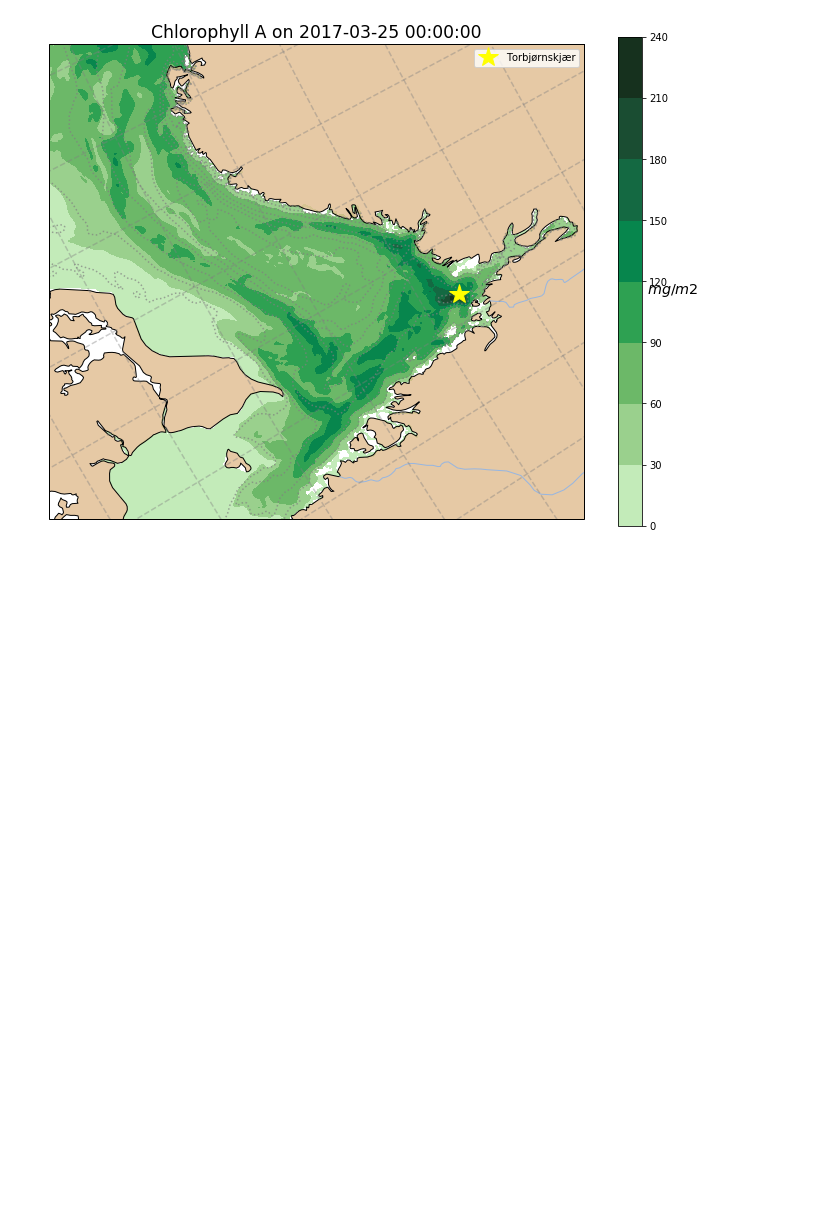
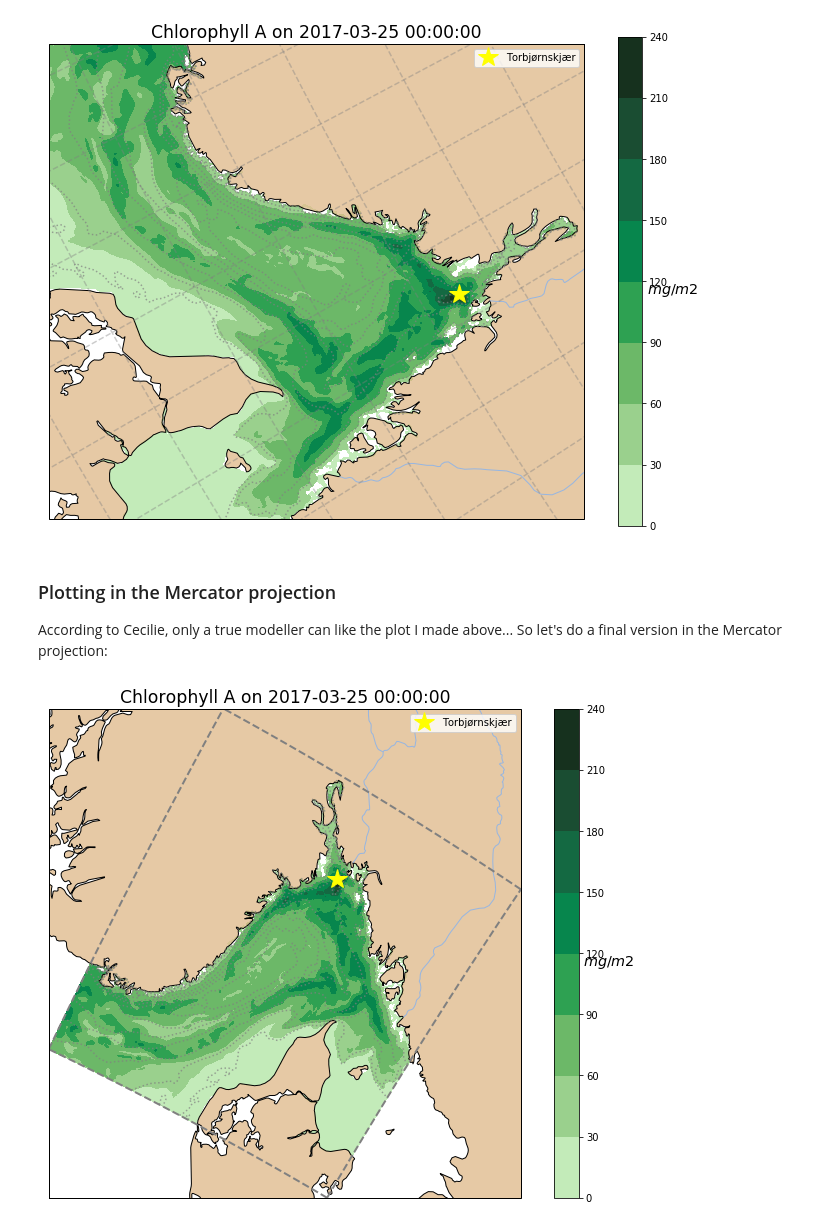
Before and after one commit to annks/Examples, a Jupyter notebook: MartiniControlRun.ipynb, the cells around one changed output. Cells and saved outputs as stored; diff of their text form; code cells hidden in the pictures; blank space fills up the shorter version.

Commit message:
adding a plot in the mercator projection

```diff
--- a/MartiniControlRun.ipynb
+++ b/MartiniControlRun.ipynb
@@ -284,13 +286,13 @@ proj4string = "+proj=stere +ellps=WGS84 +lat_0=90.0 +lat_ts=60.0 +lon_0=70 +x_0=
 # %%
 # First we need to define a stereographic map projection.
 # central latitude and logitude correspond to lat_0 and lat_0 in the projstring
-# true_scale_latitude is the lat_ts value in the string
-crs = ccrs.Stereographic(central_latitude=90, central_longitude=70, true_scale_latitude=60,false_easting=0, false_northing=0)
+# true_scale_latitude is the lat_ts value in the strings
+stere = ccrs.Stereographic(central_latitude=90, central_longitude=70, true_scale_latitude=60,false_easting=0, false_northing=0)
 
 # We can find the x,y coordinates of the projection by the transform_points function.
 # The ccrs.PlateCarree() argument is there to tell the function that the lon,lat values are lon,lat
 # (They could by x,y coordinates of a different map projection)
-transform = crs.transform_points(ccrs.PlateCarree(), lon[:], lat[:])
+transform = stere.transform_points(ccrs.PlateCarree(), lon[:], lat[:])
 x = transform[..., 0]
 y = transform[..., 1]
 # %%
@@ -327,3 +329,43 @@ plt.legend(loc = 'upper right');
 plt.title('Chlorophyll A on {}'.format(mean_time[maxIndex]), fontsize = 'xx-large');
 # %% [output]
 [figure]
+# %% [markdown]
+### Plotting in the Mercator projection
+According to Cecilie, only a true modeller can like the plot I made above...
+So let's do a final version in the Mercator projection:
+# %%
+mercator  = ccrs.Mercator()
+fig, ax = plt.subplots(nrows=1, ncols=1, subplot_kw=dict(projection=mercator),  figsize=(12, 9))
+
+
+ax.set_extent([np.min(lon),np.max(lon), np.min(lat), np.max(lat)], crs=ccrs.PlateCarree())
+#ax.gridlines(linewidth = 1.5,color = 'gray', alpha = 0.4, linestyle = '--')
+
+ax.plot(lon[0,:], lat[0,:], '--', transform= ccrs.PlateCarree(), color = 'gray', linewidth =2)
+ax.plot(lon[-1,:], lat[-1,:], '--', transform= ccrs.PlateCarree(), color = 'gray', linewidth =2)
+ax.plot(lon[:,0], lat[:,0], '--', transform= ccrs.PlateCarree(), color = 'gray', linewidth =2)
+ax.plot(lon[:,-1], lat[:,-1], '--', transform= ccrs.PlateCarree(), color = 'gray', linewidth =2)
+
+ax.add_feature( land_10m, facecolor = 'burlywood', alpha = 0.75 )
+ax.add_feature(coastline_10m) # Adding coastline
+ax.add_feature(river_10m) # Drawing rivers.
+
+# Plot the chlorophyll data on the map
+# (note that I use lon,lat and tell the function that the coordinates need to be transformed )
+im = ax.contourf(lon[:], lat[:], max_chla, transform = ccrs.PlateCarree(), cmap = cmocean.cm.algae)
+cbar = plt.colorbar(im,  ax= ax,orientation = 'vertical') # Add colorbar
+cbar.set_label('$mg/m2$', rotation=0, fontsize = 'x-large') # label the colorbar
+
+# Put a star at the location of Torbjørnskjær:
+ax.plot(torbjornskjar_lon, torbjornskjar_lat, linestyle = 'none', transform = ccrs.PlateCarree(), color = 'yellow', marker ='*', markersize=20 , label = 'Torbjørnskjær')
+
+
+# Adding the depth contours, using the x,y coordinates specified for the native Martini-projection:
+# Note that the transform argument points to the native martini projection we used above.
+ax.contour(x, y, grid.h, levels = [25, 50, 100, 200, 300, 400, 500], colors = 'gray', alpha = 0.7, linestyles = 'dotted', transform = stere)
+
+
+plt.legend(loc = 'upper right');
+plt.title('Chlorophyll A on {}'.format(mean_time[maxIndex]), fontsize = 'xx-large');
+# %% [output]
+[figure, added]
```
Also changed, not shown: parts of 5 cells of this notebook.
